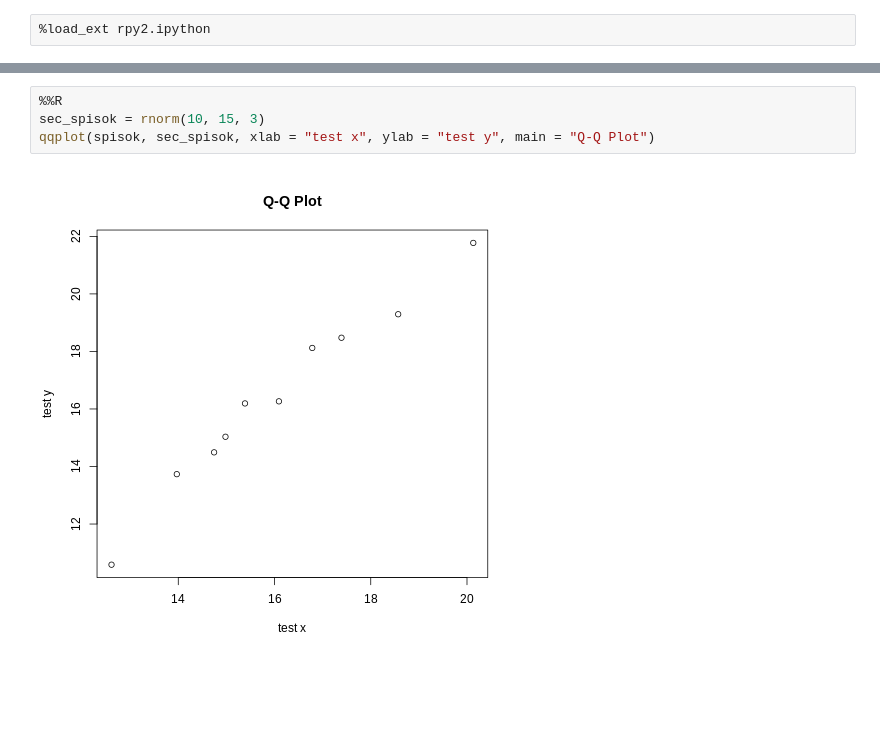
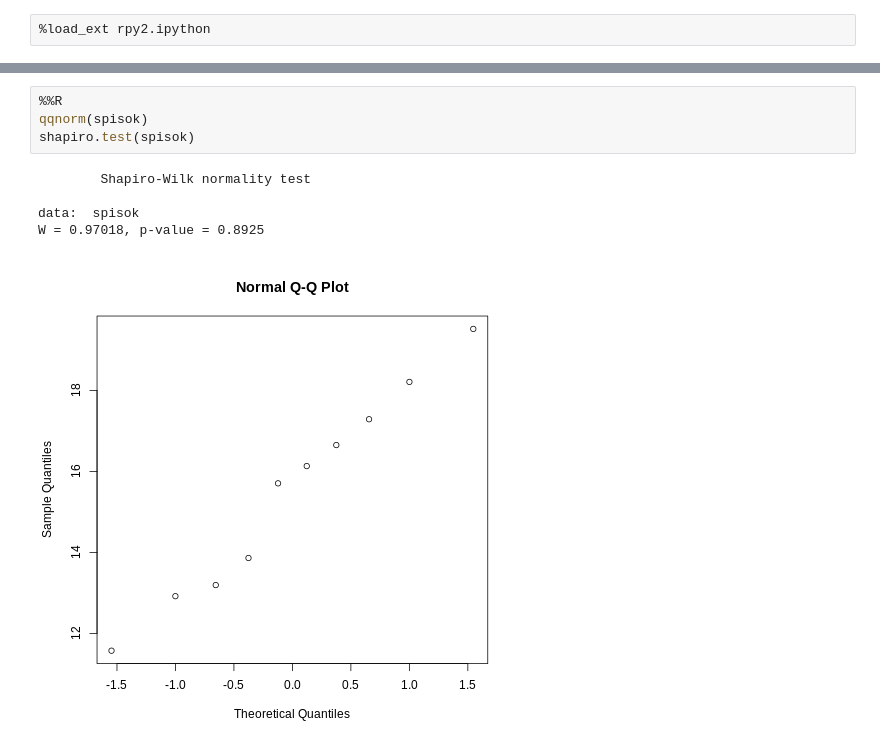
Before and after one commit to Chupocabra/comp_tech, a Jupyter notebook: Блокнот3.ipynb, the cells around one changed output, grey strips where cells are left out. Drawn from its saved outputs; the diff is of its cells as text; blank space fills up the shorter version.

```diff
--- a/Блокнот3.ipynb
+++ b/Блокнот3.ipynb
@@ -23,9 +23,13 @@ hist(spisok)
-# %%
-%%R
-sec_spisok = rnorm(10, 15, 3)
-qqplot(spisok, sec_spisok, xlab = "test x", ylab = "test y", main = "Q-Q Plot")
-# %% [output]
-[figure, removed]
+# %%
+%%R
+qqnorm(spisok)
+shapiro.test(spisok)
+# %% [output]
+        Shapiro-Wilk normality test
+
+data:  spisok
+W = 0.97018, p-value = 0.8925
+[figure, added]
 # %%
 %%R
 library(data.table)
```
Also changed, not shown: parts of 6 cells of this notebook.
